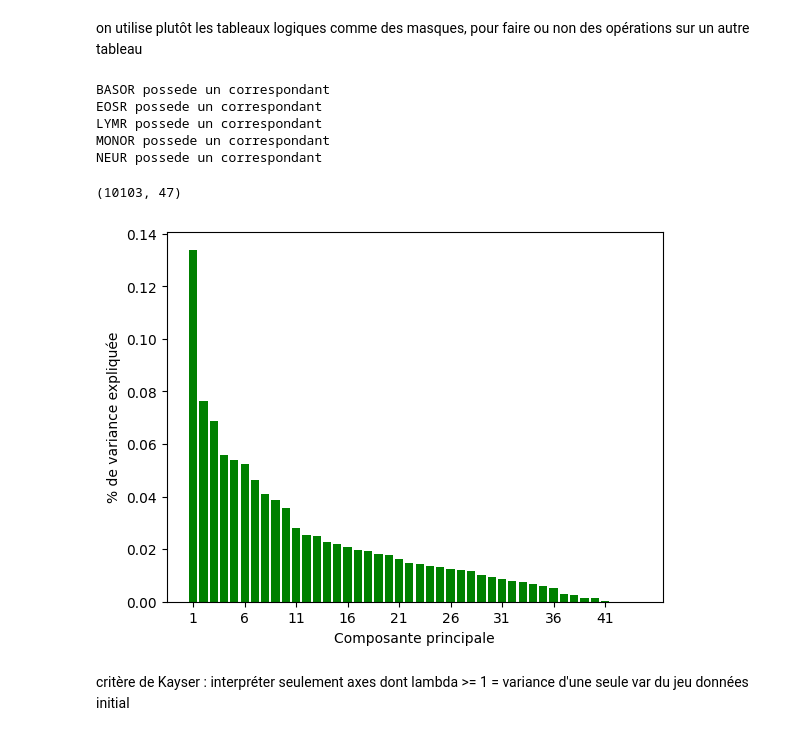
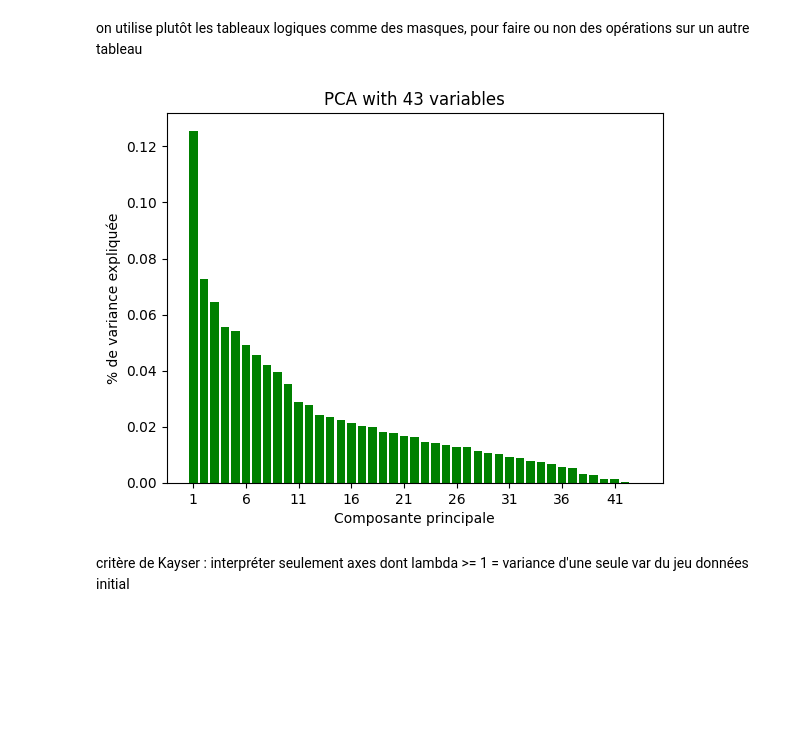
Before and after one commit to ZukoTom/descritpive-analysis-bacteremia, a Jupyter notebook: sta101.ipynb, the cells around one changed output. Cells and saved outputs as stored; diff of their text form; code cells hidden in the pictures; blank space fills up the shorter version.

Commit message:
Add files via upload
different changes made include : using functions from newly created utils.py file, some changes in variables selection

```diff
--- a/sta101.ipynb
+++ b/sta101.ipynb
@@ -117,0 +94,8 @@ print(f"{len(list(nan_lignes(table)))} lignes avec plus de 5 NAN")
+# %%
+#frame.map(lambda x : pd.isna(x)).sum(axis=1)
+count = 0 #how many rows have NAN?
+for i in frame.isnull().sum(axis=1):
+    if i > 0:
+        count += 1
+print(count)
+del count
@@ -117,0 +104,8 @@ print(f"{len(list(nan_lignes(table)))} lignes avec plus de 5 NAN")
+# %%
+bact = frame.loc[frame.loc[:, 'BloodCulture' ] == 'yes'].index
+no_bact = frame.loc[~(frame.loc[:, 'BloodCulture' ] == 'yes')].index
+
+frame.drop(index = [ind for ind in compteur_nan(frame.loc[no_bact], 5)], inplace = True)
+frame.drop(index = [ind for ind in compteur_nan(frame.loc[bact], 7)], inplace = True)
+#test que ca a marché
+print(f"{len(list(compteur_nan(frame, 7)))} lignes avec plus de 7 NAN")
@@ -150,0 +143,10 @@ def affecter_nan(df):
+# %%
+l_rates = [i for i in frame.columns if i[-1] == 'R'] #si colonne finit par R on recupère
+for i in l_rates:
+    if i[:-1] not in frame.columns:
+       print(f"{i} n'a pas de correspondant brut")
+    else:
+        print(f"{i} possede un correspondant")
+
+frame.drop(columns = l_rates+['WBC', 'HCT'], inplace = True) #on supprimme les colonnes qui sont derivées d'autres variables
+del l_rates
@@ -168,16 +177,3 @@ En fait en numpy on passe son temps à écrire des expressions dont les élémen
 #np.all(a == b) vérifier que tous les éléments du tableau sont vrais
 # %% [markdown]
 on utilise plutôt les tableaux logiques comme des masques, pour faire ou non des opérations sur un autre tableau
-# %%
-l_rates = [i for i in table.columns if i[-1] == 'R'] #si colonne finit par R on recupère
-for i in l_rates:
-    if i[:-1] not in table.columns:
-       print(f"{i} n'a pas de correspondant brut")
-    else:
-        print(f"{i} possede un correspondant")
-# %% [output]
-BASOR possede un correspondant
-EOSR possede un correspondant
-LYMR possede un correspondant
-MONOR possede un correspondant
-NEUR possede un correspondant
@@ -199,13 +193,9 @@ table.pivot_table('LYM',
-# %%
-table.shape
-# %% [output]
-(10103, 47)
 # %%
 from sklearn.preprocessing import StandardScaler
 from sklearn.decomposition import PCA
 
-pca_df = table.copy().drop(columns = ['AGE', 'SEX', 'BloodCulture'])
-data = pca_df.values
+pca_frame = frame.copy().drop(columns = ['SEX', 'BloodCulture'])# pourquoi drop age?
+data = pca_frame.values
 scaler = StandardScaler()
 scaled_data = scaler.fit(data)
 scaled_data = scaler.transform(data)
@@ -214,14 +204,15 @@ pca_res = pca.fit(scaled_data) #resultats de ACP
 # %%
 import matplotlib.pyplot as plt
 ratios = pca.explained_variance_ratio_#[:25]
 
 plt.bar(np.arange(1,len(ratios)+1), ratios, color='green')
 plt.xticks(np.arange(1,len(ratios)+1, 5), np.arange(1, len(ratios)+1, 5))
 plt.xlabel("Composante principale")
 plt.ylabel("% de variance expliquée")
-plt.show()
+plt.title(f"PCA with {data.shape[-1]} variables");
+#plt.savefig("ebouli_pca_44")
 # %% [output]
-[figure, old version]
+[figure, new version]
 # %% [markdown]
 critère de Kayser : interpréter seulement axes dont lambda >= 1 = variance d'une seule var du jeu données initial
 # %%
```
Also changed, not shown: parts of 67 cells of this notebook.
